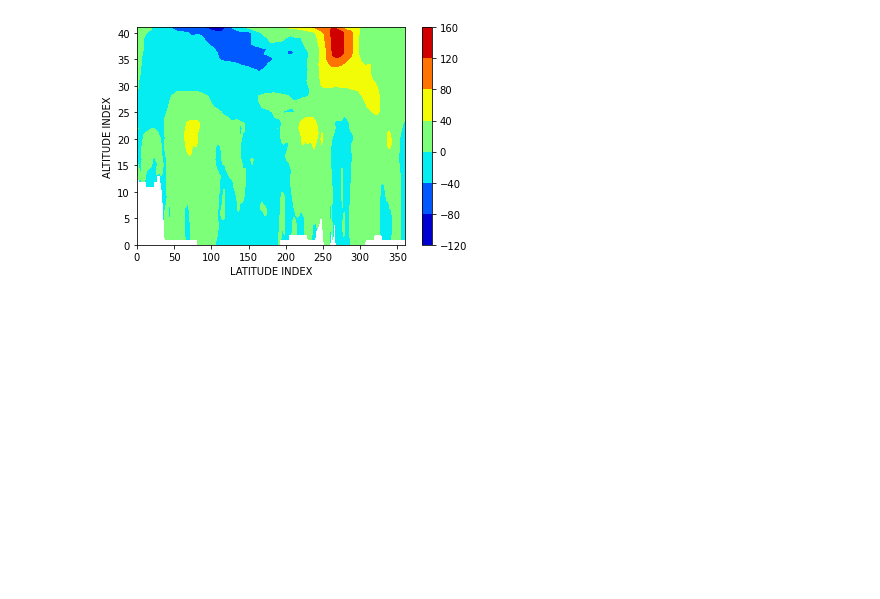
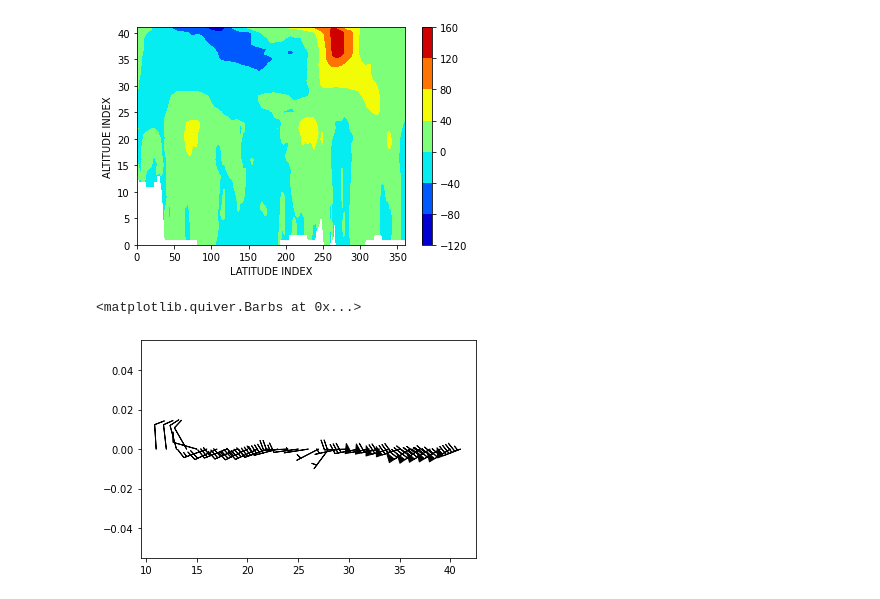
Before and after one commit to 7AlonsoRaikiri7/SummerREU, a Jupyter notebook: practice.ipynb, the cells around one changed output. Cells and saved outputs as stored; diff of their text form; code cells hidden in the pictures; blank space fills up the shorter version.

```diff
--- a/practice.ipynb
+++ b/practice.ipynb
@@ -93,3 +93,8 @@ plt.colorbar()
 plt.show()
 # %% [output]
 [figure]
+# %%
+plt.barbs(boulder.U,boulder.V)
+# %% [output]
+<matplotlib.quiver.Barbs at 0x...>
+[figure, added]
```
